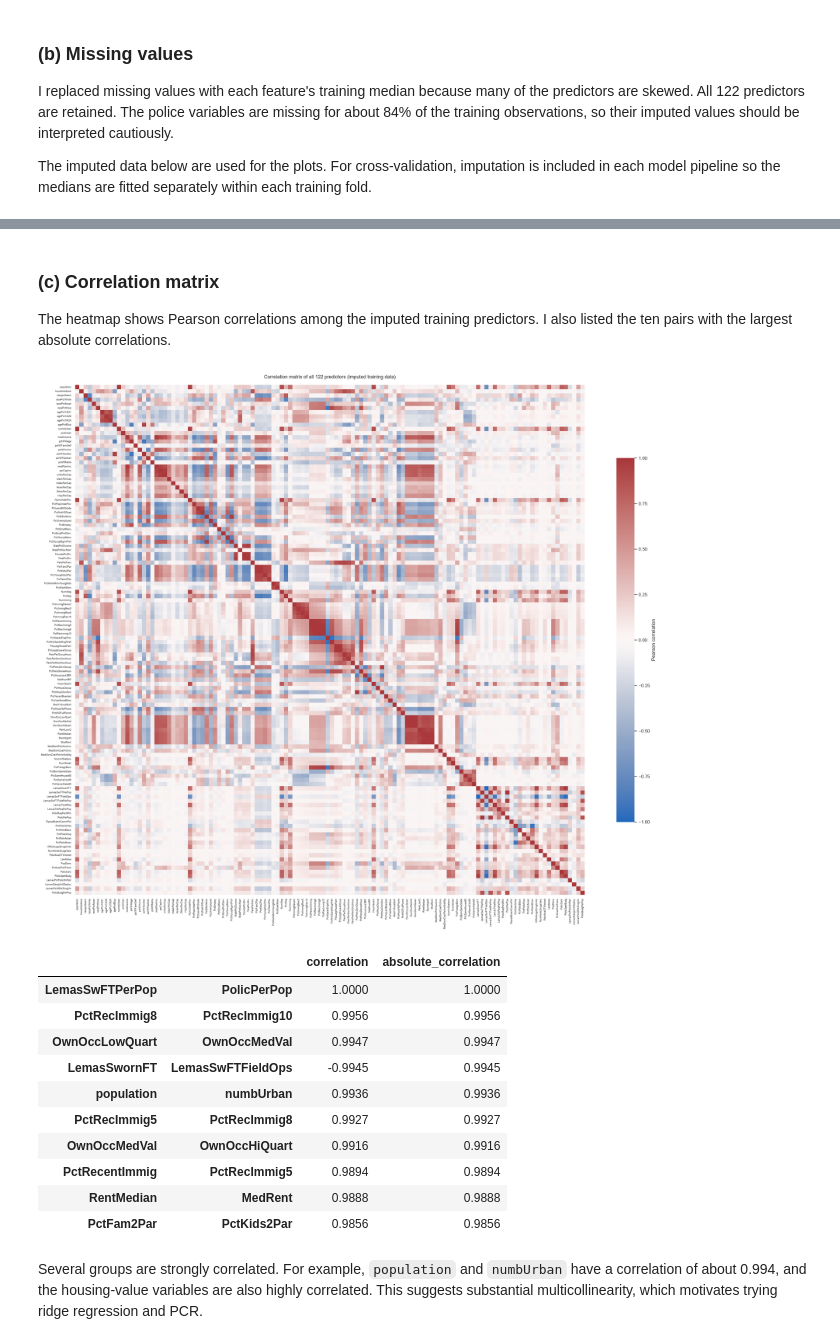
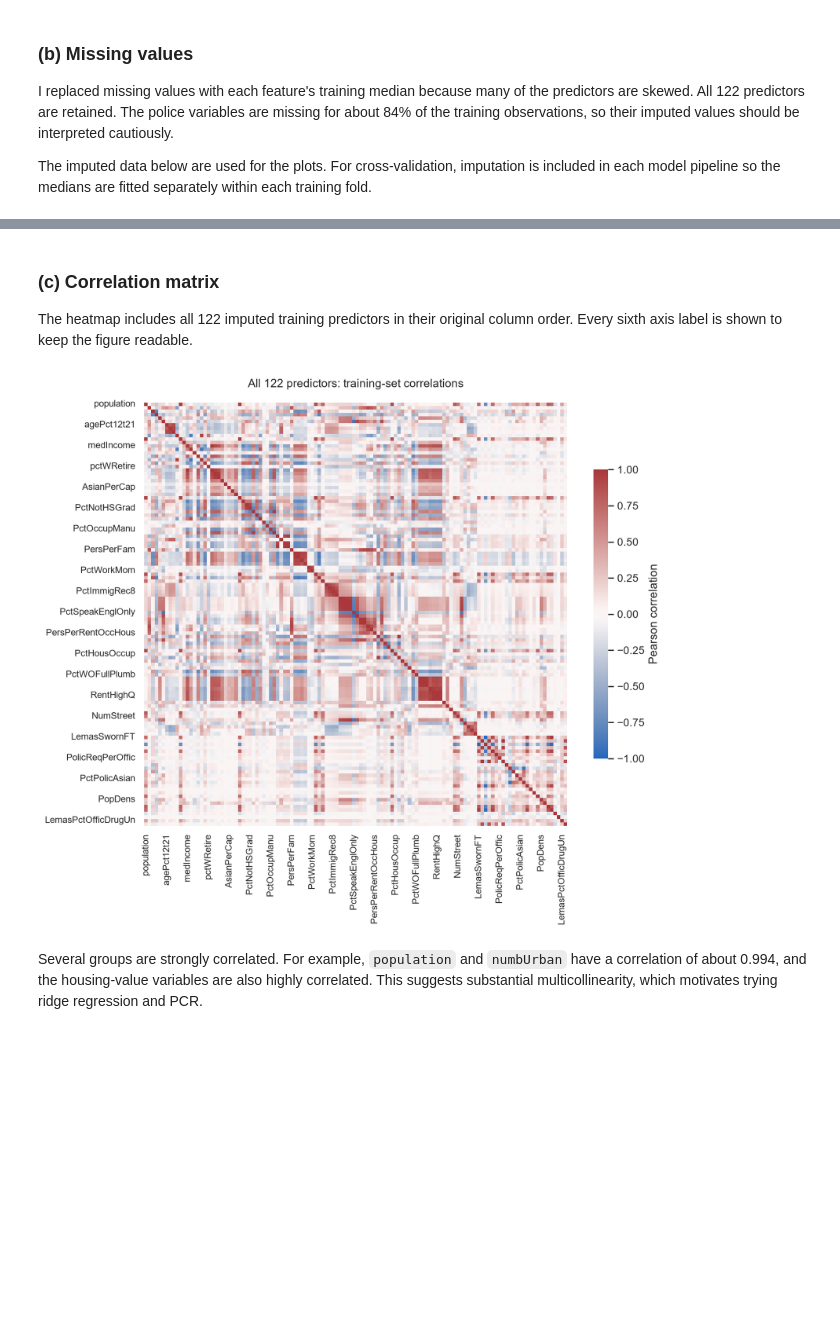
Before and after one commit to awoliver335/DSCI-552-HW5, a Jupyter notebook: Oliver_Austin_HW5.ipynb, the cells around one changed output, grey strips where cells are left out. Drawn from its saved outputs; the diff is of its cells as text; code cells hidden in the pictures; blank space fills up the shorter version.

```diff
--- a/Oliver_Austin_HW5.ipynb
+++ b/Oliver_Austin_HW5.ipynb
@@ -379,36 +334,20 @@ Remaining missing values: 0 in training, 0 in testing
 # %% [markdown]
 ### (c) Correlation matrix
 
-The heatmap shows Pearson correlations among the imputed training predictors.
-I also listed the ten pairs with the largest absolute correlations.
+The heatmap includes all 122 imputed training predictors in their original
+column order. Every sixth axis label is shown to keep the figure readable.
 # %%
 feature_correlation = X_train_imputed.corr()
-fig, ax = plt.subplots(figsize=(23, 21))
+fig, ax = plt.subplots(figsize=(9.5, 8.5), dpi=180)
 sns.heatmap(feature_correlation, cmap="vlag", center=0, vmin=-1, vmax=1,
-            xticklabels=True, yticklabels=True, square=True,
+            xticklabels=6, yticklabels=6, square=True,
             cbar_kws={"label": "Pearson correlation", "shrink": 0.6}, ax=ax)
-ax.tick_params(axis="both", labelsize=6)
-ax.set_title("Correlation matrix of all 122 predictors (imputed training data)", pad=16)
+ax.tick_params(axis="both", labelsize=9.5)
+ax.set_title("All 122 predictors: training-set correlations", pad=16)
 fig.tight_layout()
 plt.show()
-
-upper = feature_correlation.where(np.triu(np.ones(feature_correlation.shape), k=1).astype(bool))
-strong_pairs = upper.stack().rename("correlation").to_frame()
-strong_pairs["absolute_correlation"] = strong_pairs["correlation"].abs()
-display(strong_pairs.sort_values("absolute_correlation", ascending=False).head(10).round(4))
 # %% [output]
-[figure, old version]
+[figure, new version]
-|  |  | correlation | absolute_correlation |
-| LemasSwFTPerPop | PolicPerPop | 1.0000 | 1.0000 |
-| PctRecImmig8 | PctRecImmig10 | 0.9956 | 0.9956 |
-| OwnOccLowQuart | OwnOccMedVal | 0.9947 | 0.9947 |
-| LemasSwornFT | LemasSwFTFieldOps | -0.9945 | 0.9945 |
-| population | numbUrban | 0.9936 | 0.9936 |
-| PctRecImmig5 | PctRecImmig8 | 0.9927 | 0.9927 |
-| OwnOccMedVal | OwnOccHiQuart | 0.9916 | 0.9916 |
-| PctRecentImmig | PctRecImmig5 | 0.9894 | 0.9894 |
-| RentMedian | MedRent | 0.9888 | 0.9888 |
-| PctFam2Par | PctKids2Par | 0.9856 | 0.9856 |
 # %% [markdown]
 Several groups are strongly correlated. For example, `population` and
 `numbUrban` have a correlation of about 0.994, and the housing-value variables
```
Also changed, not shown: parts of 19 cells of this notebook, 2 other files.
